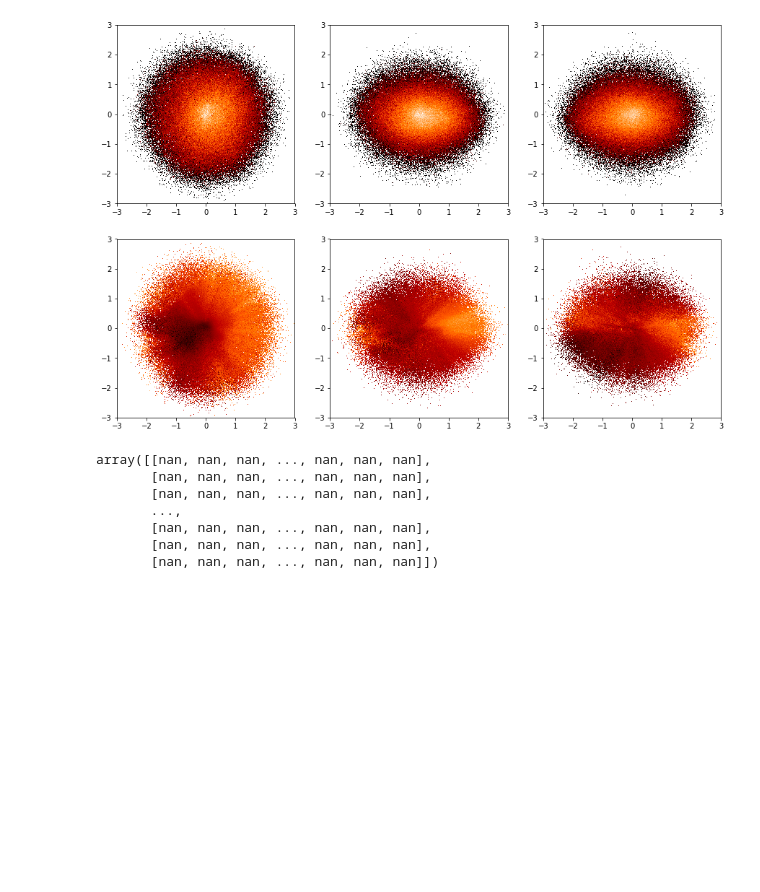
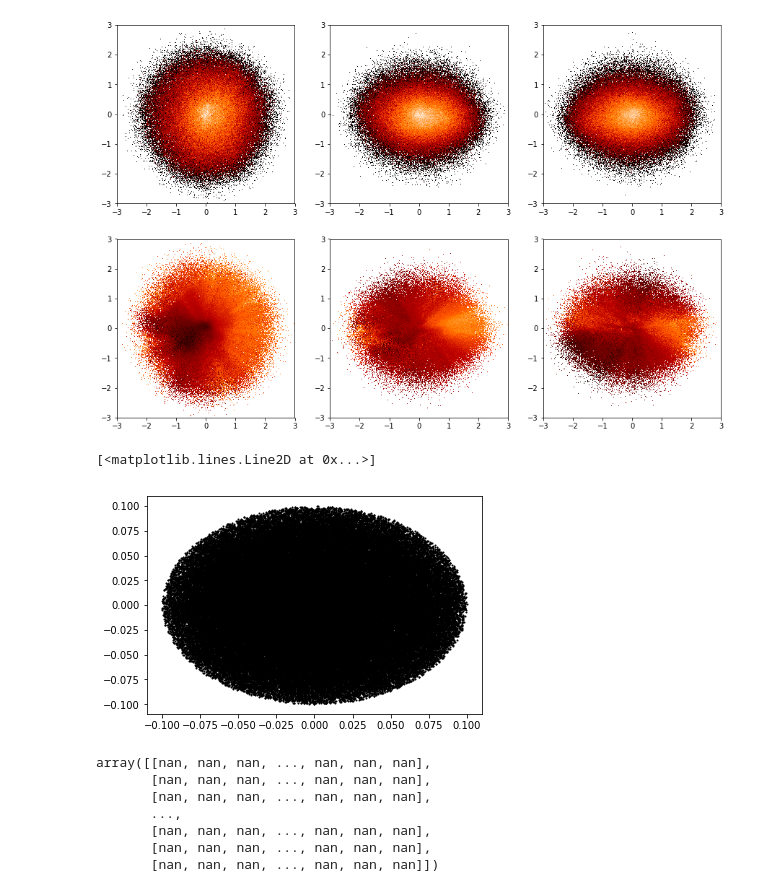
Before and after one commit to andersdot/dust, a Jupyter notebook: noisyDomainSimulation.ipynb, the cells around one changed output. Saved outputs shown, nothing was run; the diff lists cells and outputs as text; code cells hidden in the pictures; blank space fills up the shorter version.

```diff
--- a/noisyDomainSimulation.ipynb
+++ b/noisyDomainSimulation.ipynb
@@ -244,3 +179,8 @@ t.write('snparallax10distance3kpc.hdf5', path='data', serialize_meta=True)
+# %%
+plt.plot(t['px_true'], t['py_true'], 'ko', markersize=1)
+# %% [output]
+[<matplotlib.lines.Line2D at 0x...>]
+[figure, added]
 # %%
 statistic
 # %% [output]
```
Also changed, not shown: parts of 13 cells of this notebook, 1 other file.
